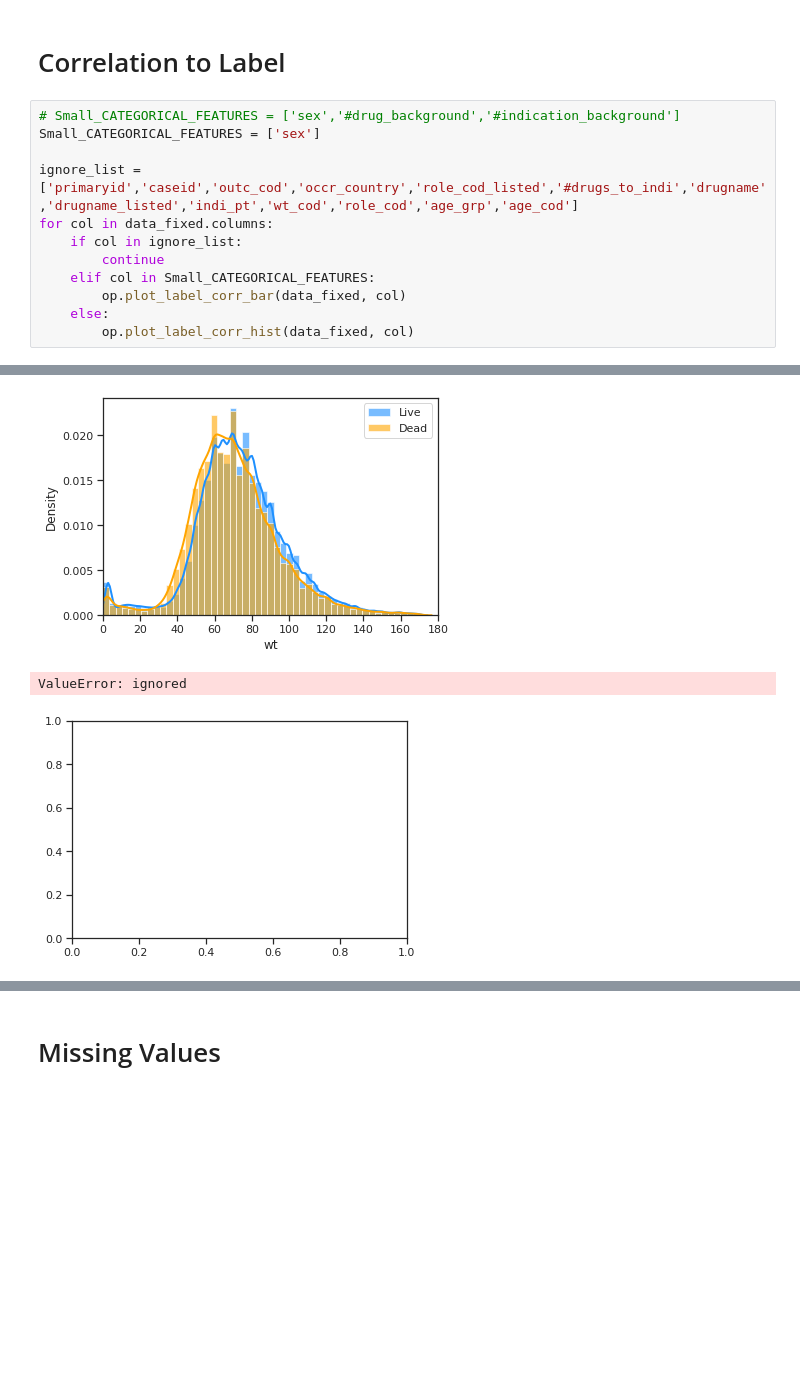
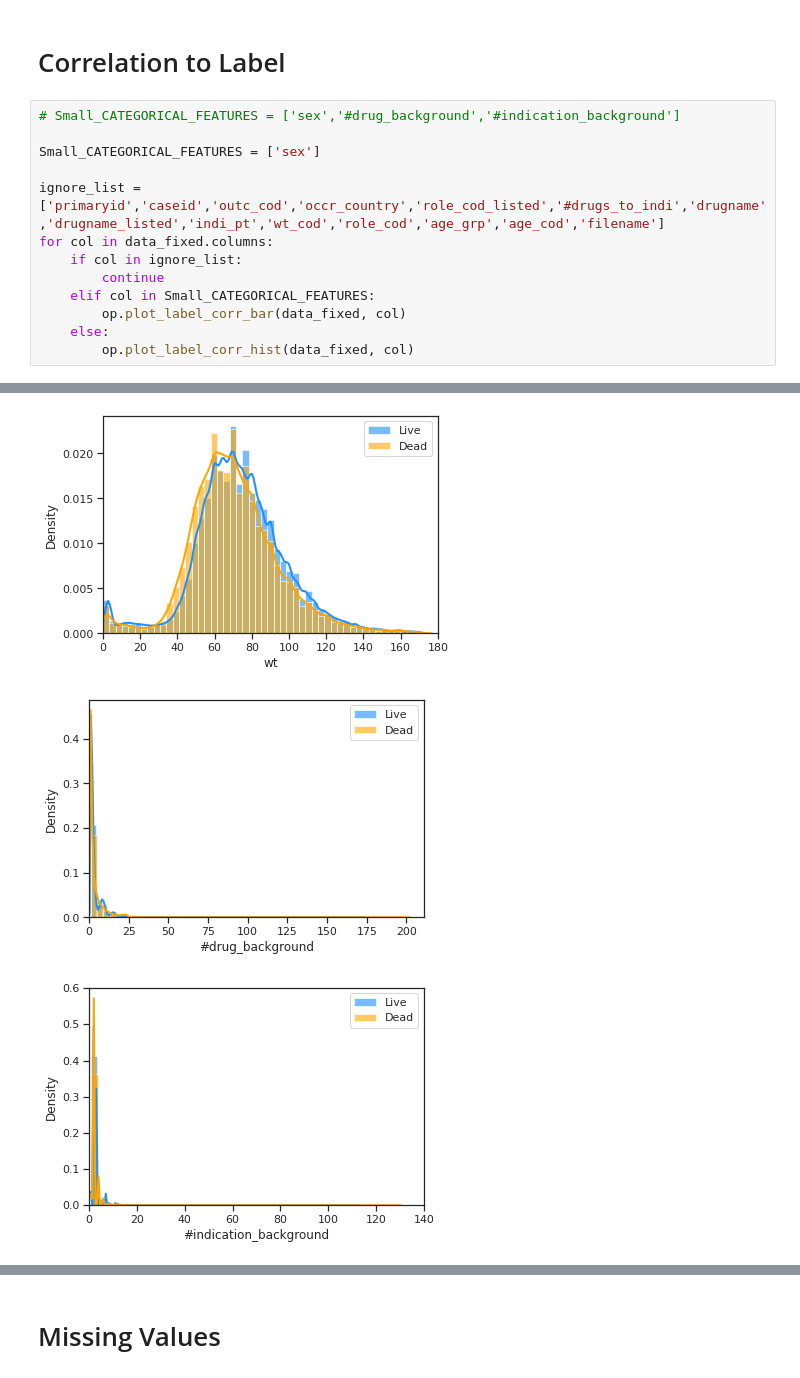
Before and after one commit to omerfalach/Death-Classification-FAERS, a Jupyter notebook: Data_Exploration.ipynb, the cells around one changed output, grey strips where cells are left out. Cells and saved outputs as stored; diff of their text form; blank space fills up the shorter version.

```diff
--- a/Data_Exploration.ipynb
+++ b/Data_Exploration.ipynb
@@ -270,20 +291,21 @@ ax.set_title("Categorical Features Correlation (Cramer's V)", fontsize=20, y= 1.
 # Correlation to Label
 # %%
 # Small_CATEGORICAL_FEATURES = ['sex','#drug_background','#indication_background']
+
 Small_CATEGORICAL_FEATURES = ['sex']
 
-ignore_list = ['primaryid','caseid','outc_cod','occr_country','role_cod_listed','#drugs_to_indi','drugname','drugname_listed','indi_pt','wt_cod','role_cod','age_grp','age_cod']
+ignore_list = ['primaryid','caseid','outc_cod','occr_country','role_cod_listed','#drugs_to_indi','drugname','drugname_listed','indi_pt','wt_cod','role_cod','age_grp','age_cod','filename']
 for col in data_fixed.columns:
     if col in ignore_list:
         continue
     elif col in Small_CATEGORICAL_FEATURES:
         op.plot_label_corr_bar(data_fixed, col)
     else:
         op.plot_label_corr_hist(data_fixed, col)
 # %% [output]
 [figure]
 [figure]
 [figure]
-ValueError: ignored
-[figure, old version]
+[figure, new version]
+[figure, added]
 # %%
```
Also changed, not shown: parts of 14 cells of this notebook.
